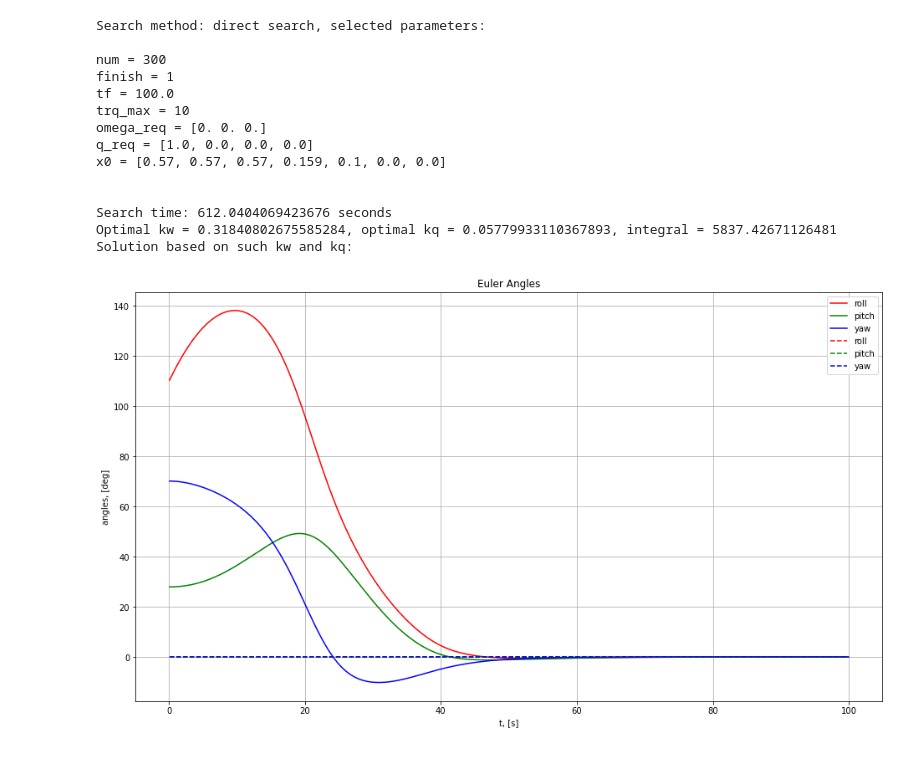
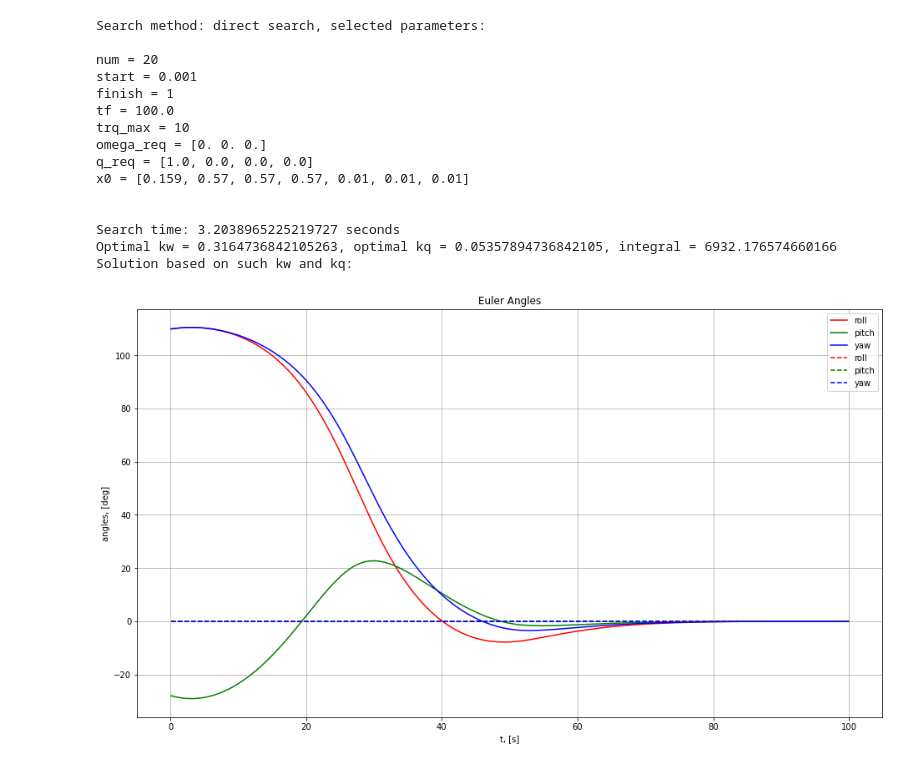
Before and after one commit to llmontoryxd/mipt_control_theory, a Jupyter notebook: main.ipynb, the cells around one changed output. Cells and saved outputs as stored; diff of their text form; code cells hidden in the pictures.

```diff
--- a/main.ipynb
+++ b/main.ipynb
@@ -205,13 +205,31 @@ def MonteCarlo(tf, t_eval, roll, pitch, yaw, roll_t, pitch_t, yaw_t) :
 
     return mkint_roll + mkint_pitch + mkint_yaw
 
+def arrays_reflection(roll, pitch, yaw, roll_t, pitch_t, yaw_t) :
+    for i in range(len(roll)) :
+        if (roll[i] < roll_t) :
+            roll[i] = roll_t + (roll_t - roll[i])
+
+    for i in range(len(pitch)) :
+        if (pitch[i] < pitch_t) :
+            pitch[i] = pitch_t + (pitch_t - pitch[i])
+
+    for i in range(len(yaw)) :
+        if (yaw[i] < yaw_t) :
+            yaw[i] = yaw_t + (yaw_t - yaw[i])
+
+    return roll, pitch, yaw
+
+
 def trapezoidal_mk(i, roll, pitch, yaw, t_eval) :
     return (roll[i] + roll[i-1] + pitch[i] + pitch[i-1] + yaw[i] + yaw[i-1]) * (t_eval[i] - t_eval[i-1]) / 2
 
-def trapezoidal(t_eval, roll, pitch, yaw) :
-    roll = np.absolute(roll)
-    pitch = np.absolute(pitch)
-    yaw = np.absolute(yaw)
+def trapezoidal(t_eval, roll, pitch, yaw, roll_t, pitch_t, yaw_t) :
+    #roll = np.absolute(roll)
+    #pitch = np.absolute(pitch)
+    #yaw = np.absolute(yaw)
+
+
     num_cores = multiprocessing.cpu_count()
     n_jobs = 1
     inputs = range(1, len(t_eval) - 1)
@@ -221,6 +239,7 @@ def trapezoidal(t_eval, roll, pitch, yaw) :
 
     return mk
 
+
 def direct_search_kw(j, kq_array, sat, ctrl, x_0, t0, tf, t_eval) :
     ctrl.kq = kq_array[j]
     sol = solve_ivp(lambda t, x: rhs(t, x, sat, ctrl), (t0,tf), x_0, t_eval = t_eval)
@@ -229,9 +248,10 @@ def direct_search_kw(j, kq_array, sat, ctrl, x_0, t0, tf, t_eval) :
     #Вычисление углов из полученного решения
     roll, pitch, yaw = quat2rpy_deg(x[1:,0], x[1:,1], x[1:,2], x[1:,3])
     roll_t, pitch_t, yaw_t = quat2rpy_deg(ctrl.q_req[0], ctrl.q_req[1], ctrl.q_req[2], ctrl.q_req[3])
+    roll, pitch, yaw = arrays_reflection(roll, pitch, yaw, roll_t, pitch_t, yaw_t)
 
     #mk = MonteCarlo(tf, t_eval, roll, pitch, yaw, roll_t, pitch_t, yaw_t)
-    mk = trapezoidal(t_eval, roll, pitch, yaw)
+    mk = trapezoidal(t_eval, roll, pitch, yaw, roll_t, pitch_t, yaw_t)
 
     return mk
 
@@ -245,23 +265,26 @@ def direct_search_kqkw(i, j, kw_array, kq_array, sat, ctrl, x_0, t0, tf, t_eval)
     #Вычисление углов из полученного решения
     roll, pitch, yaw = quat2rpy_deg(x[1:,0], x[1:,1], x[1:,2], x[1:,3])
     roll_t, pitch_t, yaw_t = quat2rpy_deg(ctrl.q_req[0], ctrl.q_req[1], ctrl.q_req[2], ctrl.q_req[3])
+    roll, pitch, yaw = arrays_reflection(roll, pitch, yaw, roll_t, pitch_t, yaw_t)
 
     #mk = MonteCarlo(tf, t_eval, roll, pitch, yaw, roll_t, pitch_t, yaw_t)
-    mk = trapezoidal(t_eval, roll, pitch, yaw)
+    mk = trapezoidal(t_eval, roll, pitch, yaw, roll_t, pitch_t, yaw_t)
 
     return mk
 
 def direct_search(sat, ctrl, x_0, t0, tf, t_eval) :
     print('Search method: direct search, selected parameters:\n')
-    num = 300
+    num = 20
     minmk = -1
+    start = 0.001
     finish = 1
-    kw_array = np.linspace(0.001, finish, num)
-    kq_array = np.linspace(0.001, finish, num)
+    kw_array = np.linspace(start, finish, num)
+    kq_array = np.linspace(start, finish, num)
     kw_opt = -1
     kq_opt = -1
     mk_array = np.zeros(len(kw_array))
     print('num = ' + str(num))
+    print('start = ' + str(start))
     print('finish = ' + str(finish))
     print('tf = ' + str(tf))
     print('trq_max = ' + str(ctrl.trq_max))
@@ -287,7 +310,6 @@ class Parameters(object):
 #Задание параметров системы
 sat = Parameters()
 sat.J = np.diag(np.array([1200, 2200, 3100]))
-#sat.J = np.array([[1200, 100, -200], [100, 2200, 300], [-200, 300, 3100]])
 sat.J_inv = np.linalg.inv(sat.J)
 
 #Задание параметров управления(коэффициенты kw,kq, максимальный момент,требуемая угловая скорость, квартенион)
@@ -299,7 +321,7 @@ ctrl.q_req = np.array([1., 0., 0., 0.])
 
 #Начальные условия
 #Первые четыре элемента x_0 соответсвуют квартениону, остальные w
-x_0 = np.array([0.57, 0.57, 0.57, 0.159, 0.1, 0, 0])
+x_0 = np.array([0.159, 0.57, 0.57, 0.57, 0.01, 0.01, 0.01])
 t0 = 0.
 tf = 100.
 t_eval = np.arange(t0, tf, 0.1)
@@ -324,35 +346,36 @@ roll_t, pitch_t, yaw_t = quat2rpy_deg(ctrl.q_req[0], ctrl.q_req[1], ctrl.q_req[2
 roll_t_array = np.zeros(len(t)) + roll_t
 pitch_t_array = np.zeros(len(t)) + pitch_t
 yaw_t_array = np.zeros(len(t)) + yaw_t
 
 ax1.set_title("Euler Angles")
 
 ax1.plot(t, roll, label = 'roll', color = 'red')
 ax1.plot(t, pitch, label = 'pitch', color = 'green')
 ax1.plot(t, yaw, label = 'yaw', color = 'blue')
 
 ax1.plot(t, roll_t_array, linestyle = '--', color = 'red', label = 'roll')
 ax1.plot(t, pitch_t_array, linestyle = '--', color = 'green', label = 'pitch')
 ax1.plot(t, yaw_t_array, linestyle = '--', color = 'blue', label = 'yaw')
 
 ax1.set_ylabel(r'angles, [deg]')
 ax1.set_xlabel(r't, [s]')
 ax1.grid(True)
 ax1.legend()
 plt.show()
 # %% [output]
 Search method: direct search, selected parameters:
 
-num = 300
+num = 20
+start = 0.001
 finish = 1
 tf = 100.0
 trq_max = 10
 omega_req = [0. 0. 0.]
 q_req = [1.0, 0.0, 0.0, 0.0]
-x0 = [0.57, 0.57, 0.57, 0.159, 0.1, 0.0, 0.0]
+x0 = [0.159, 0.57, 0.57, 0.57, 0.01, 0.01, 0.01]
 
 
-Search time: 612.0404069423676 seconds
-Optimal kw = 0.31840802675585284, optimal kq = 0.05779933110367893, integral = 5837.42671126481
+Search time: 3.2038965225219727 seconds
+Optimal kw = 0.3164736842105263, optimal kq = 0.05357894736842105, integral = 6932.176574660166
 Solution based on such kw and kq:
-[figure, old version]
+[figure, new version]
```
